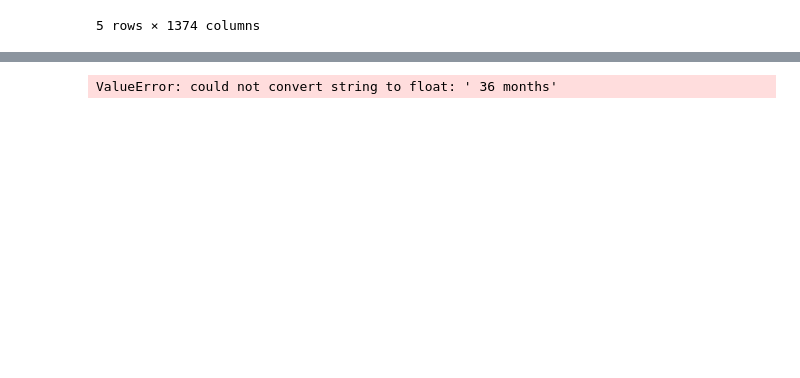
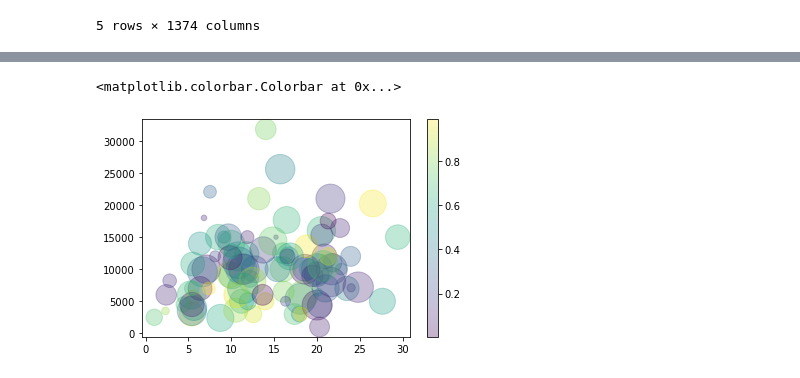
Before and after one commit to BehemothNano/Columbia-ML-Project, a Jupyter notebook: notebook.ipynb, the cells around one changed output, grey strips where cells are left out. Cells and saved outputs as stored; diff of their text form; code cells hidden in the pictures; blank space fills up the shorter version.

```diff
--- a/notebook.ipynb
+++ b/notebook.ipynb
@@ -110,8 +97,21 @@ Categorical data encoded into integer values....
+# %%
+# Plot to see the distribtion of dti vs CLI, also fairly useless
+rng=np.random.RandomState(0)
+x=df['dti']
+y=df['CLI']
+colors=rng.rand(100)
+sizes=1000*rng.rand(100)
+plt.scatter(x,y,c=colors,s=sizes,alpha=.3)
+plt.colorbar()
+# %% [output]
+<matplotlib.colorbar.Colorbar at 0x...>
+[figure, added]
 # %%
-from sklearn.linear_model import LogisticRegression
+all_data = df
+import re
 
-logreg = LogisticRegression()
-logreg.fit(X_train, y_train)
+traindf=df
+
+traindf = pd.get_dummies(traindf, columns = ["term","grade","sub_grade","emp_length","home_ownership","verification_status","loan_status"],
+                             prefix=["term","grade","sub_grade","emp_length","home_ownership","verification_status","loan_status"])
-# %% [output]
-ValueError: could not convert string to float: ' 36 months'
 # %%
```
Also changed, not shown: parts of 8 cells of this notebook.
